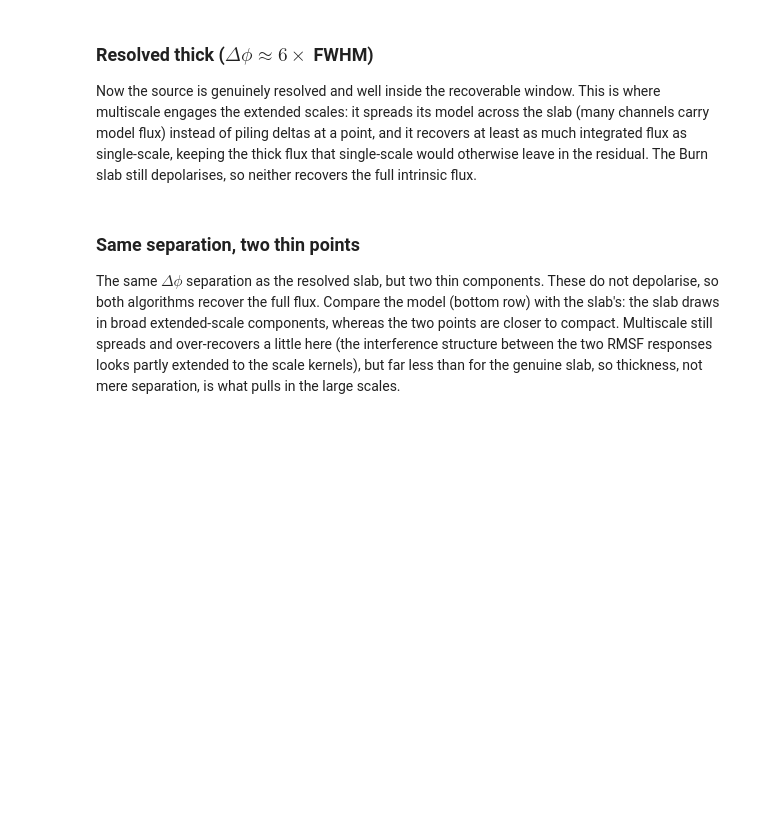
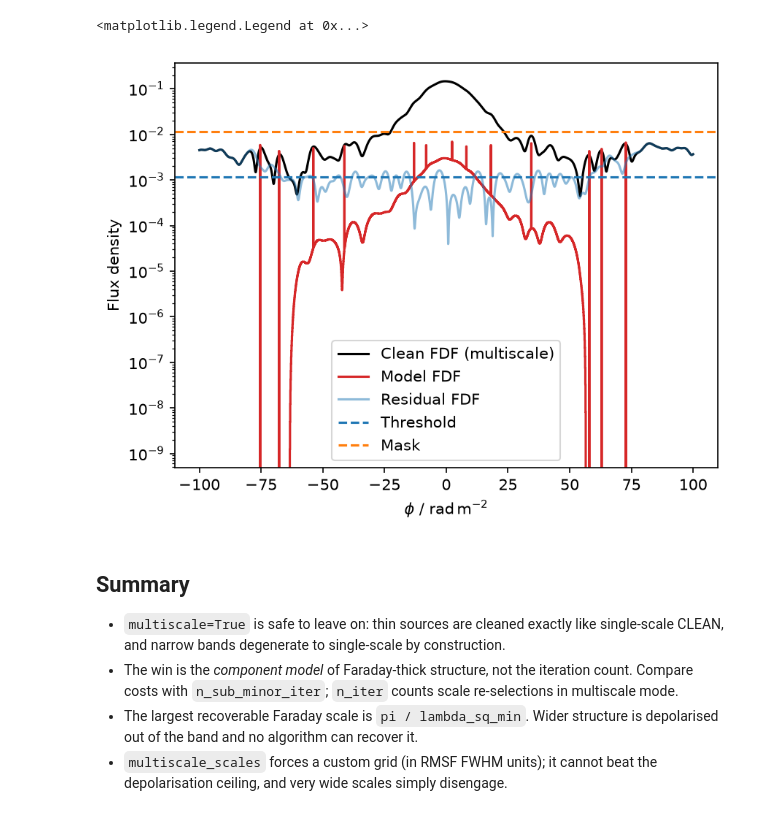
Before and after one commit to AlecThomson/rm-lite, a Jupyter notebook: docs/examples/rmclean_multiscale_1d.ipynb, the cells around one changed output. Drawn from its saved outputs; the diff is of its cells as text; code cells hidden in the pictures; blank space fills up the shorter version.

```diff
--- a/docs/examples/rmclean_multiscale_1d.ipynb
+++ b/docs/examples/rmclean_multiscale_1d.ipynb
@@ -130,0 +49,8 @@ delta for a thin source, a tophat for a slab, two deltas for the two-point case.
+# %%
+thin_spec = delta(center_fwhm=3.3, amp=1.0)
+sim_thin = simulate_fdf(thin_spec, freq_hz, rng=rng, sigma=sigma_chan)
+synth_thin = run_synth(sim_thin.complex_pol_arr)
+
+fwhm = float(synth_thin.fdf_parameters["fwhm_rmsf_radm2"][0])
+rm_true = 3.3 * fwhm * u.rad / u.m**2
+print(f"RMSF FWHM = {fwhm:.2f} rad/m2, source RM = {rm_true:.1f}")
@@ -290,3 +153,0 @@ model it with a few broad components rather than a picket fence of deltas.
-# %%
-freq_hz = np.linspace(0.3e9, 1.8e9, 500)
-lambda_sq = freq_to_lambda2(freq_hz)
@@ -386,2 +339,20 @@ assert single_mom0 < multi_mom0 < 1.5 * single_mom0
 # %%
-plot_clean(synth, single, multi, "slab", delta_rm, rmsf_fwhm, "GMIMS-DRAGONS: marginal")
+multi_forced = unpack(
+    rmclean.run_rmclean_from_synth(
+        synth_thick,
+        auto_mask=10,
+        auto_threshold=1,
+        multiscale=True,
+        multiscale_scales=np.array([0.0, 3.0]),
+    )
+)
+err_forced = model_shape_error(multi_forced["model"], truth_model)
+print(
+    f"model shape error with forced grid [0, 3]: {err_forced:.3f} "
+    f"(single-scale {err_single:.3f})"
+)
+assert err_forced < 0.7 * err_single
+
+# Flux is still consistent with single-scale.
+m0_forced = float(calc_faraday_moments(np.abs(multi_forced["clean"]), phi, fwhm).mom0)
+assert 0.9 < m0_forced / m0_single < 1.2
@@ -388,9 +364,23 @@ plot_clean(synth, single, multi, "slab", delta_rm, rmsf_fwhm, "GMIMS-DRAGONS: ma
+# %%
+fig, ax = plt.subplots()
+ax.plot(multi_forced["phi"], np.abs(multi_forced["clean"]), color="k", label="Clean FDF (multiscale)")
+ax.step(multi_forced["phi"], np.abs(multi_forced["model"]), color="tab:red", where="mid", label="Model FDF")
+ax.plot(multi_forced["phi"], np.abs(multi_forced["resid"]), color="tab:blue", alpha=0.5, label="Residual FDF")
+ax.axhline(multi_forced["threshold"], color="tab:blue", ls="--", label="Threshold")
+ax.axhline(multi_forced["mask"], color="tab:orange", ls="--", label="Mask")
+ax.set(
+    xlabel=rf"$\phi$ / {u.rad / u.m**2:latex_inline}",
+    ylabel="Flux density",
+    yscale="log"
+)
+ax.legend()
+# %% [output]
+<matplotlib.legend.Legend at 0x...>
+[figure, added]
 # %% [markdown]
-### Resolved thick ($\Delta\phi \approx 6\times$ FWHM)
+## Summary
 
-Now the source is genuinely resolved and well inside the recoverable window. This
-is where multiscale engages the extended scales: it spreads its model across the
-slab (many channels carry model flux) instead of piling deltas at a point, and it
-recovers at least as much integrated flux as single-scale, keeping the thick flux
-that single-scale would otherwise leave in the residual. The Burn slab still
-depolarises, so neither recovers the full intrinsic flux.
+- `multiscale=True` is safe to leave on: thin sources are cleaned exactly like single-scale CLEAN, and narrow bands degenerate to single-scale by construction.
+- The win is the *component model* of Faraday-thick structure, not the iteration count. Compare costs with `n_sub_minor_iter`; `n_iter` counts scale re-selections in multiscale mode.
+- The largest recoverable Faraday scale is `pi / lambda_sq_min`. Wider structure is depolarised out of the band and no algorithm can recover it.
+- `multiscale_scales` forces a custom grid (in RMSF FWHM units); it cannot beat the depolarisation ceiling, and very wide scales simply disengage.
@@ -442,11 +386,0 @@ plot_clean(
-# %% [markdown]
-### Same separation, two thin points
-
-The same $\Delta\phi$ separation as the resolved slab, but two thin components.
-These do not depolarise, so both algorithms recover the full flux. Compare the
-model (bottom row) with the slab's: the slab draws in broad extended-scale
-components, whereas the two points are closer to compact. Multiscale still
-spreads and over-recovers a little here (the interference structure between the
-two RMSF responses looks partly extended to the scale kernels), but far less
-than for the genuine slab, so thickness, not mere separation, is what pulls in
-the large scales.
```
Also changed, not shown: parts of 39 cells of this notebook, 5 other files.
